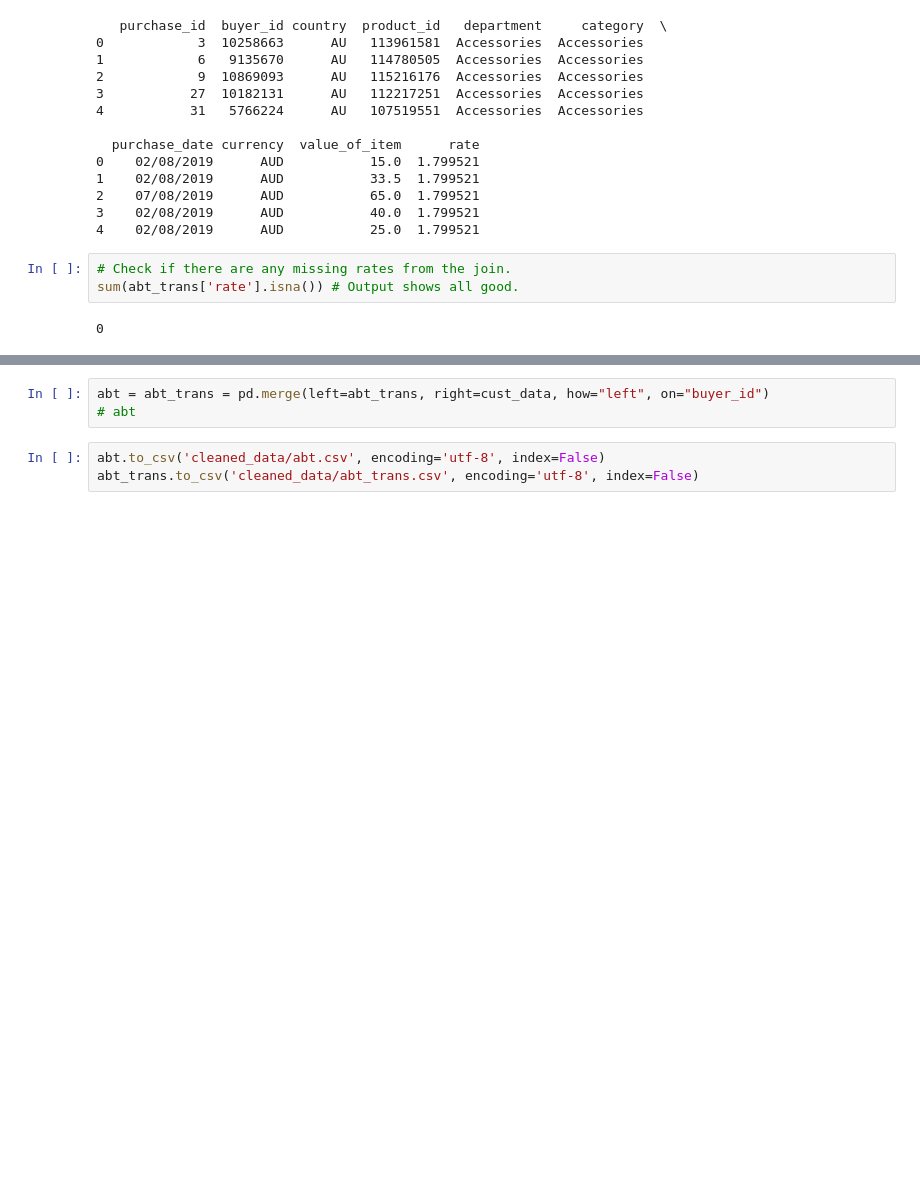
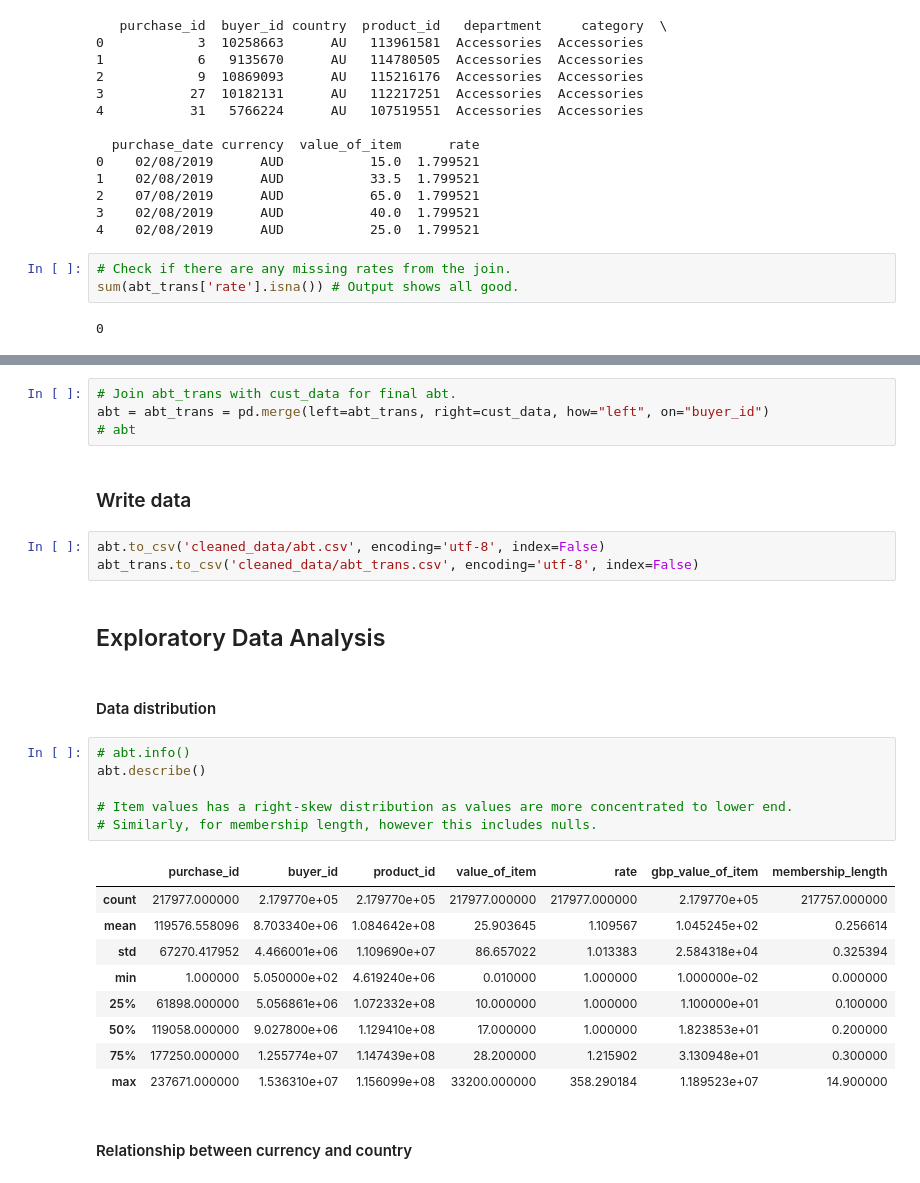
Before and after one commit to kieran036/ad_hoc_analyses, a Jupyter notebook: analyses/customer_analysis/analysis.ipynb, the cells around one changed output, grey strips where cells are left out. Cells and saved outputs as stored; diff of their text form; blank space fills up the shorter version.

```diff
--- a/analyses/customer_analysis/analysis.ipynb
+++ b/analyses/customer_analysis/analysis.ipynb
@@ -126,6 +85,31 @@ abt_trans.head()
 # %%
+# Join abt_trans with cust_data for final abt.
 abt = abt_trans = pd.merge(left=abt_trans, right=cust_data, how="left", on="buyer_id")
 # abt
+# %% [markdown]
+### Write data
 # %%
 abt.to_csv('cleaned_data/abt.csv', encoding='utf-8', index=False)
 abt_trans.to_csv('cleaned_data/abt_trans.csv', encoding='utf-8', index=False)
+# %% [markdown]
+## Exploratory Data Analysis
+# %% [markdown]
+#### Data distribution
+# %%
+# abt.info()
+abt.describe()
+
+# Item values has a right-skew distribution as values are more concentrated to lower end.
+# Similarly, for membership length, however this includes nulls.
+# %% [output]
+|  | purchase_id | buyer_id | product_id | value_of_item | rate | gbp_value_of_item | membership_length |
+| count | 217977.000000 | 2.179770e+05 | 2.179770e+05 | 217977.000000 | 217977.000000 | 2.179770e+05 | 217757.000000 |
+| mean | 119576.558096 | 8.703340e+06 | 1.084642e+08 | 25.903645 | 1.109567 | 1.045245e+02 | 0.256614 |
+| std | 67270.417952 | 4.466001e+06 | 1.109690e+07 | 86.657022 | 1.013383 | 2.584318e+04 | 0.325394 |
+| min | 1.000000 | 5.050000e+02 | 4.619240e+06 | 0.010000 | 1.000000 | 1.000000e-02 | 0.000000 |
+| 25% | 61898.000000 | 5.056861e+06 | 1.072332e+08 | 10.000000 | 1.000000 | 1.100000e+01 | 0.100000 |
+| 50% | 119058.000000 | 9.027800e+06 | 1.129410e+08 | 17.000000 | 1.000000 | 1.823853e+01 | 0.200000 |
+| 75% | 177250.000000 | 1.255774e+07 | 1.147439e+08 | 28.200000 | 1.215902 | 3.130948e+01 | 0.300000 |
+| max | 237671.000000 | 1.536310e+07 | 1.156099e+08 | 33200.000000 | 358.290184 | 1.189523e+07 | 14.900000 |
+# %% [markdown]
+#### Relationship between currency and country
```
Also changed, not shown: parts of 22 cells of this notebook.
